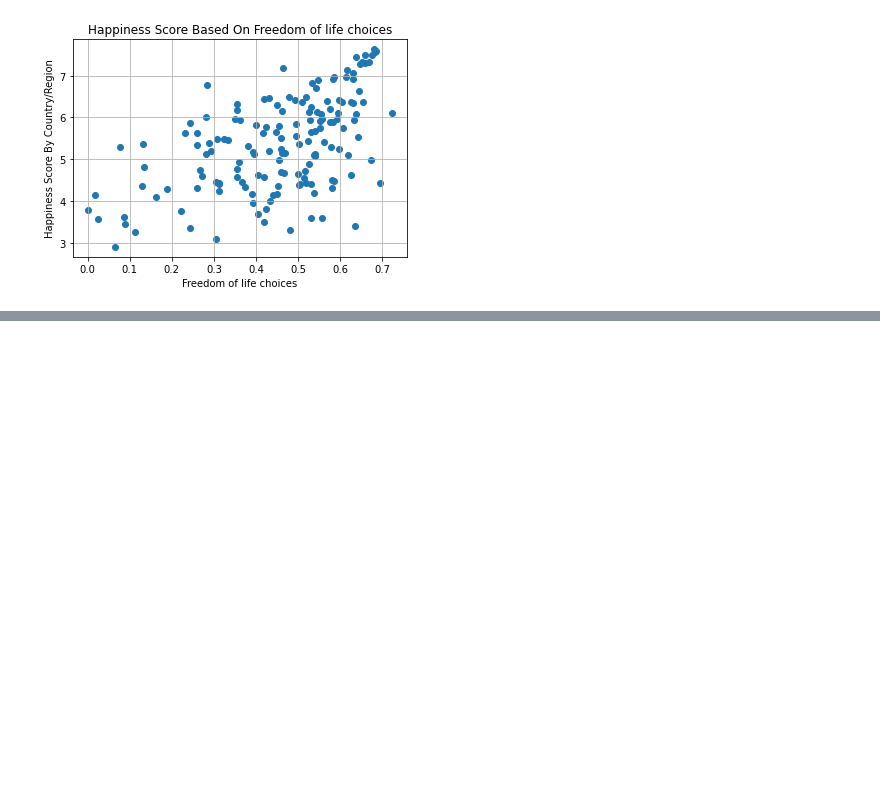
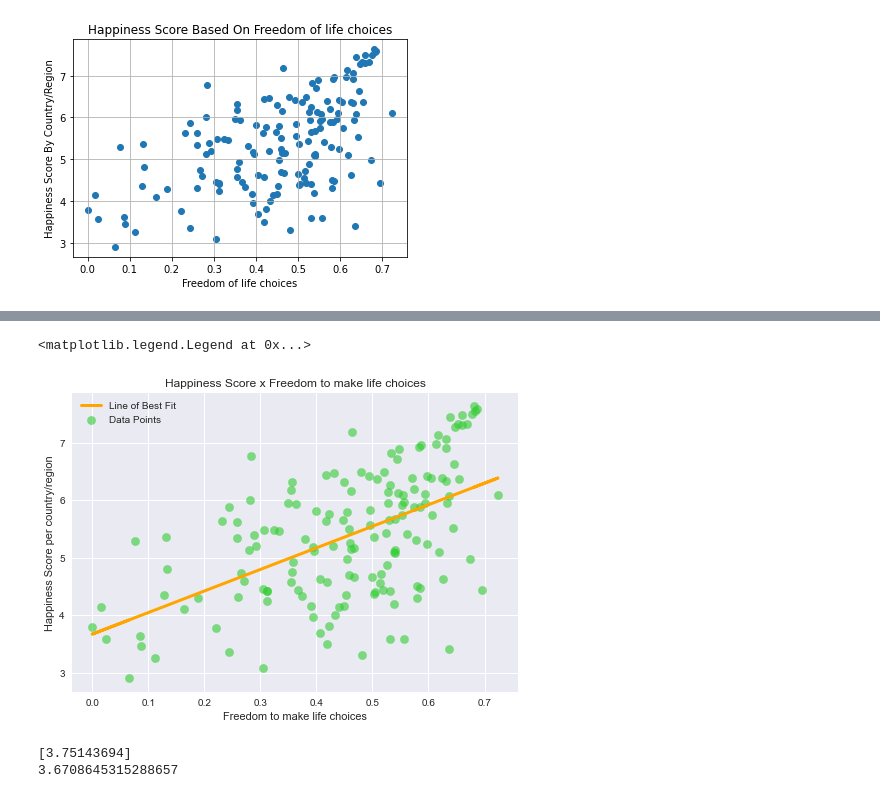
Before and after one commit to kateash/TTS-Data-Science-Course, a Jupyter notebook: datascience/python/TTS FINAL PROJECT 2022.ipynb, the cells around one changed output, grey strips where cells are left out. Cells and saved outputs as stored; diff of their text form; code cells hidden in the pictures; blank space fills up the shorter version.

```diff
--- a/datascience/python/TTS FINAL PROJECT 2022.ipynb
+++ b/datascience/python/TTS FINAL PROJECT 2022.ipynb
@@ -137,0 +218,10 @@ plt.plot(happinessrank, freedomdata, label = 'Freedom to make life choices', col
+# %%
+import pandas as pd
+import matplotlib.pyplot as plt
+import numpy as np
+from matplotlib.pyplot import style
+from sklearn import linear_model
+
+#Insert csv file
+df = pd.read_csv('Score_Freedom_Linear.csv')
+df.head()
@@ -137,0 +235,30 @@ plt.plot(happinessrank, freedomdata, label = 'Freedom to make life choices', col
+# %%
+freedom = df['Freedom to make life choices'].tolist()
+score = df['Score'].tolist()
+
+x = np.array(freedom, dtype = np.float64)
+y = np.array(score, dtype = np.float64)
+
+#Linear Regression
+score_freedom = linear_model.LinearRegression()
+score_freedom.fit(x.reshape(-1,1),y)
+regression_line = score_freedom.predict(x.reshape(-1,1))
+
+#Plot
+style.use('seaborn')
+plt.scatter(x, y, label = 'Data Points', alpha = 0.6, color = 'limegreen', s = 70)
+plt.plot(x, regression_line, label = 'Line of Best Fit', color = 'orange', linewidth = 3)
+plt.xlabel('Freedom to make life choices')
+plt.ylabel('Happiness Score per country/region')
+plt.title('Happiness Score x Freedom to make life choices')
+plt.legend()
+# %% [output]
+<matplotlib.legend.Legend at 0x...>
+[figure, added]
+# %%
+#Show the coefficient and intercept
+print(score_freedom.coef_)
+print(score_freedom.intercept_)
+# %% [output]
+[3.75143694]
+3.6708645315288657
```
Also changed, not shown: parts of 19 cells of this notebook.
